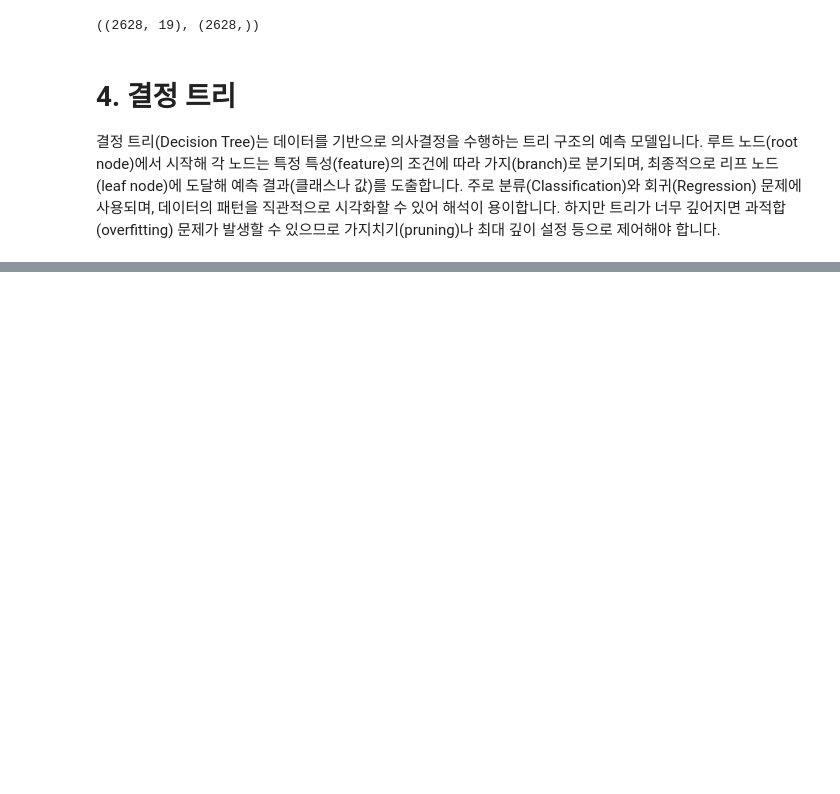
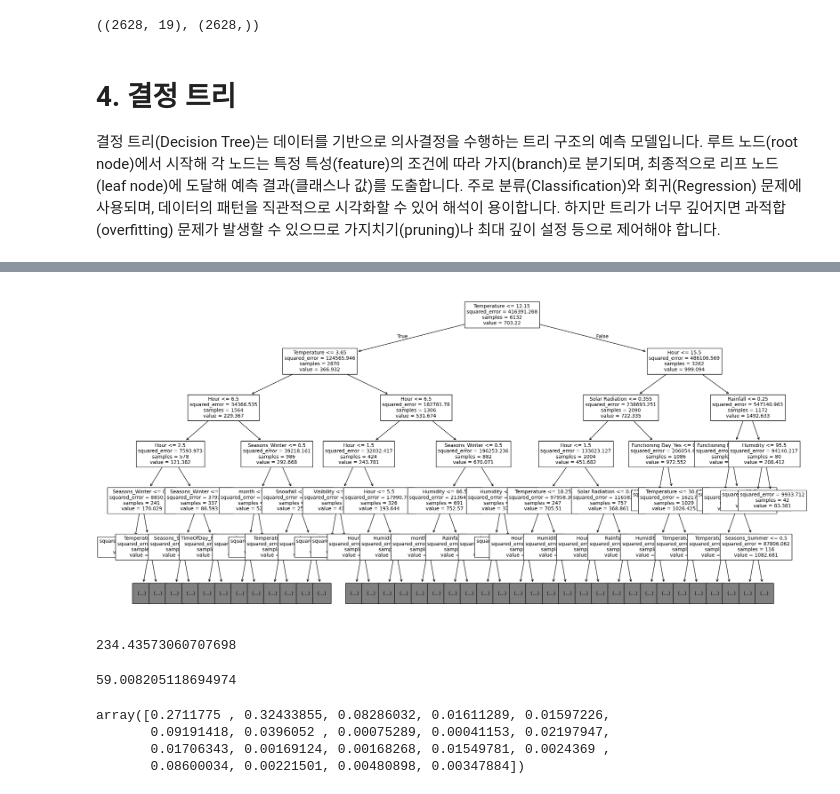
Before and after one commit to JinLeeGG/AI_Project_Preparation, a Jupyter notebook: 3. Data Analysis/10. Seoul Bike Sharing Demand Prediction/10_Seoul_Bike_Sharing_Demand_Prediction.ipynb, the cells around one changed output, grey strips where cells are left out. Drawn from its saved outputs; the diff is of its cells as text; code cells hidden in the pictures; blank space fills up the shorter version.

```diff
--- a/3. Data Analysis/10. Seoul Bike Sharing Demand Prediction/10_Seoul_Bike_Sharing_Demand_Prediction.ipynb
+++ b/3. Data Analysis/10. Seoul Bike Sharing Demand Prediction/10_Seoul_Bike_Sharing_Demand_Prediction.ipynb
@@ -469,0 +556,31 @@ X_test.shape, y_test.shape
+# %%
+from sklearn.tree import plot_tree # Tree를 그릴수 있는 plot_tree
+
+plt.figure(figsize=(24, 12))
+plot_tree(dtr, max_depth=5, fontsize=10, feature_names=X_train.columns) # depth 5까지만 그리기
+plt.show() # 온도 중심으로 나누기 -> 온도 중심으로 나누기 -> 시간 기준으로 나누기 -> 겨울인지 확인
+# %% [output]
+[figure, added]
+# %%
+# Random Forest를 여기다가 적용
+from sklearn.ensemble import RandomForestRegressor # 예측 모델 사용
+
+rf = RandomForestRegressor(random_state=2025)
+rf.fit(X_train, y_train)  # Decision Tree 100개를 기본으로 사용하기 때문에 오래 걸린다.
+pred4 = rf.predict(X_test)
+root_mean_squared_error(y_test, pred4) #
+# %% [output]
+234.43573060707698
+# %%
+# 앙상블 모델이 조금 더 좋긴하다.
+293.44393572577195 - 234.43573060707698
+# %% [output]
+59.008205118694974
+# %%
+# 각 독립변수들의 중요도 값
+rf.feature_importances_
+# %% [output]
+array([0.2711775 , 0.32433855, 0.08286032, 0.01611289, 0.01597226,
+       0.09191418, 0.0396052 , 0.00075289, 0.00041153, 0.02197947,
+       0.01706343, 0.00169124, 0.00168268, 0.01549781, 0.0024369 ,
+       0.08600034, 0.00221501, 0.00480898, 0.00347884])
```
Also changed, not shown: parts of 16 cells of this notebook.
